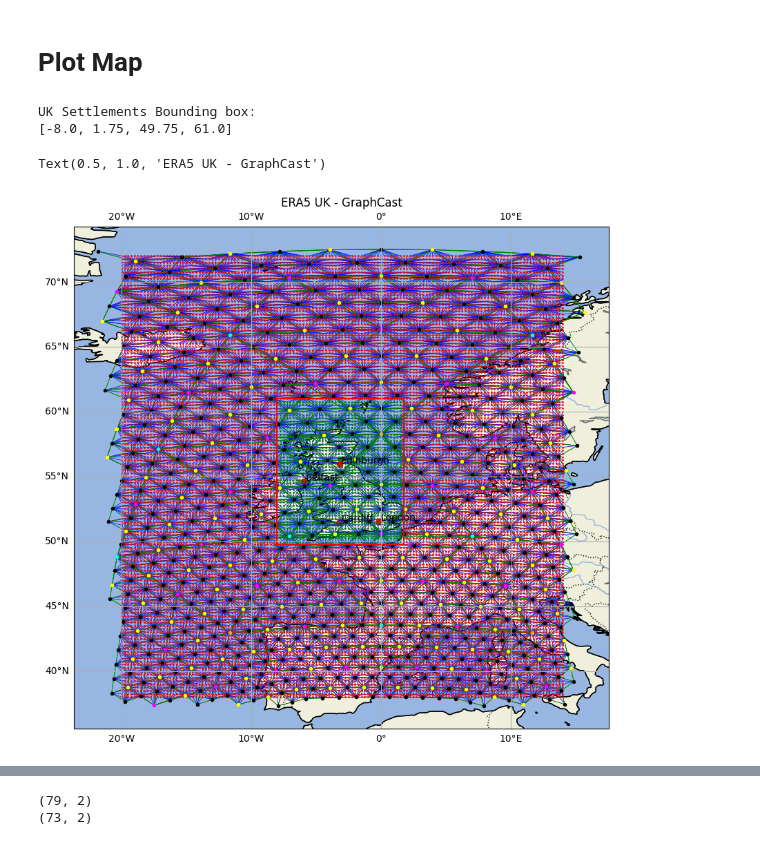
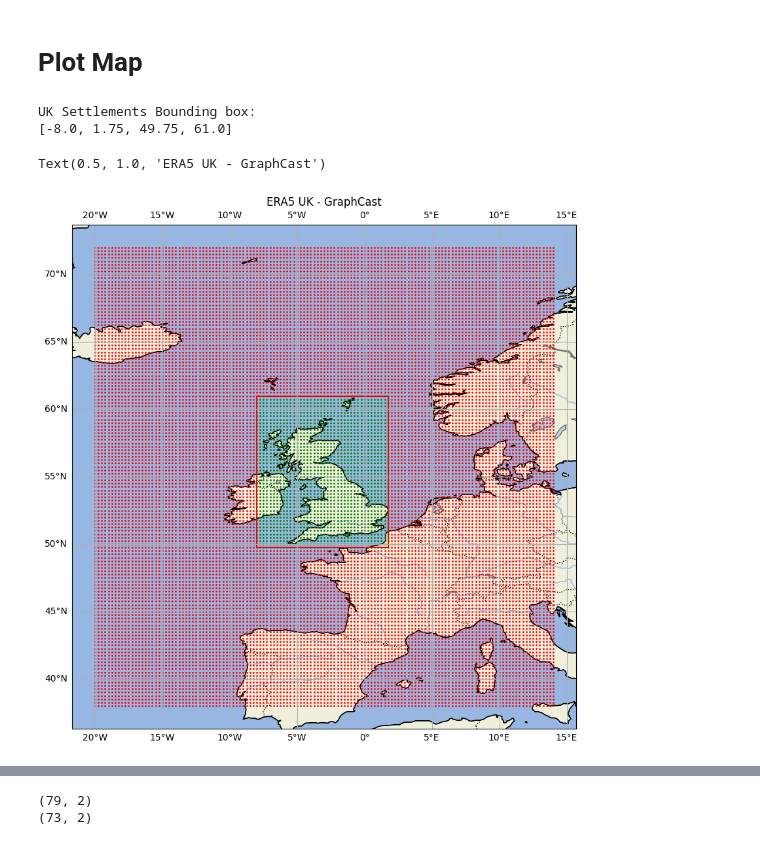
Before and after one commit to bet20ICL/neural-lam, a Jupyter notebook: notebooks/plot_map.ipynb, the cells around one changed output, grey strips where cells are left out. Cells and saved outputs as stored; diff of their text form; code cells hidden in the pictures.

```diff
--- a/notebooks/plot_map.ipynb
+++ b/notebooks/plot_map.ipynb
@@ -206,54 +203,54 @@ fig, ax = plt.subplots(figsize=(10, 10), subplot_kw={'projection': proj})
 add_geo_features(ax)
 
 # Add cities
-cities = {
-    'London': (-0.1276, 51.5074),
-    'Edinburgh': (-3.1883, 55.9533),
-    'Cardiff': (-3.1791, 51.4816),
-    'Belfast': (-5.9301, 54.5973)
-}
-add_cities(ax, cities)
+# cities = {
+#     'London': (-0.1276, 51.5074),
+#     'Edinburgh': (-3.1883, 55.9533),
+#     'Cardiff': (-3.1791, 51.4816),
+#     'Belfast': (-5.9301, 54.5973)
+# }
+# add_cities(ax, cities)
 
-g2m_edges(ax, graph.grid_xy, graph.mesh_pos, graph.g2m_edge_set)
-m2m_edges(ax, graph.mesh_pos, graph.m2m_edge_set)
+# g2m_edges(ax, graph.grid_xy, graph.mesh_pos, graph.g2m_edge_set)
+# m2m_edges(ax, graph.mesh_pos, graph.m2m_edge_set)
 # m2g_edges(ax, graph.grid_xy, graph.mesh_pos, graph.m2g_edge_set)
 # grid_points(ax, graph.grid_xy, "red")
 border_mask(ax, graph.grid_xy, mask, marker_size=1)
-mesh_points(ax, graph.mesh_pos, graph.mesh_node_levels)
+# mesh_points(ax, graph.mesh_pos, graph.mesh_node_levels)
 
 # m2m_edges(ax, graph.mesh_pos, graph.m2m_edge_set)
 # grid_points(ax, graph.grid_xy, "red")
 # mesh_points(ax, graph.mesh_pos, graph.mesh_node_levels)
 
 # m2m_edges(ax, coarse_graph.mesh_pos, coarse_graph.m2m_edge_set)
 # grid_points(ax, coarse_graph.grid_xy, "red")
 # mesh_points(ax, coarse_graph.mesh_pos, coarse_graph.mesh_node_levels)
 
 # coarse2fine_edges(ax, coarse_graph.mesh_pos, graph.mesh_pos, coarse2fine_edge_set)
 # m2m_edges(ax, full_coarse_graph.mesh_pos, full_coarse_graph.m2m_edge_set)
 # m2m_edges(ax, graph.mesh_pos, graph.m2m_edge_set)
 # m2m_edges(ax, coarse_graph.mesh_pos, coarse_graph.m2m_edge_set)
 # grid_points(ax, coarse_graph.grid_xy, "red")
 # # mesh_points(ax, graph.mesh_pos, graph.mesh_node_levels)
 # mesh_points(ax, graph.mesh_pos)
 # mesh_points(ax, coarse_graph.mesh_pos, coarse_graph.mesh_node_levels)
 
 uk_settlments = [-8.00, 1.75, 49.75, 61.00]
 print("UK Settlements Bounding box:")
 print(uk_settlments)
 bounding_box(ax, uk_settlments)
 
 # Add gridlines
 gl = ax.gridlines(draw_labels=True)
 gl.top_lables = False
 gl.right_labels = False
 
 plt.title('ERA5 UK - GraphCast')
 # %% [output]
 UK Settlements Bounding box:
 [-8.0, 1.75, 49.75, 61.0]
 Text(0.5, 1.0, 'ERA5 UK - GraphCast')
-[figure, old version]
+[figure, new version]
 # %%
 graph.mesh_pos
 # %% [output]
```
Also changed, not shown: parts of 2 cells of this notebook, 13 other files.
